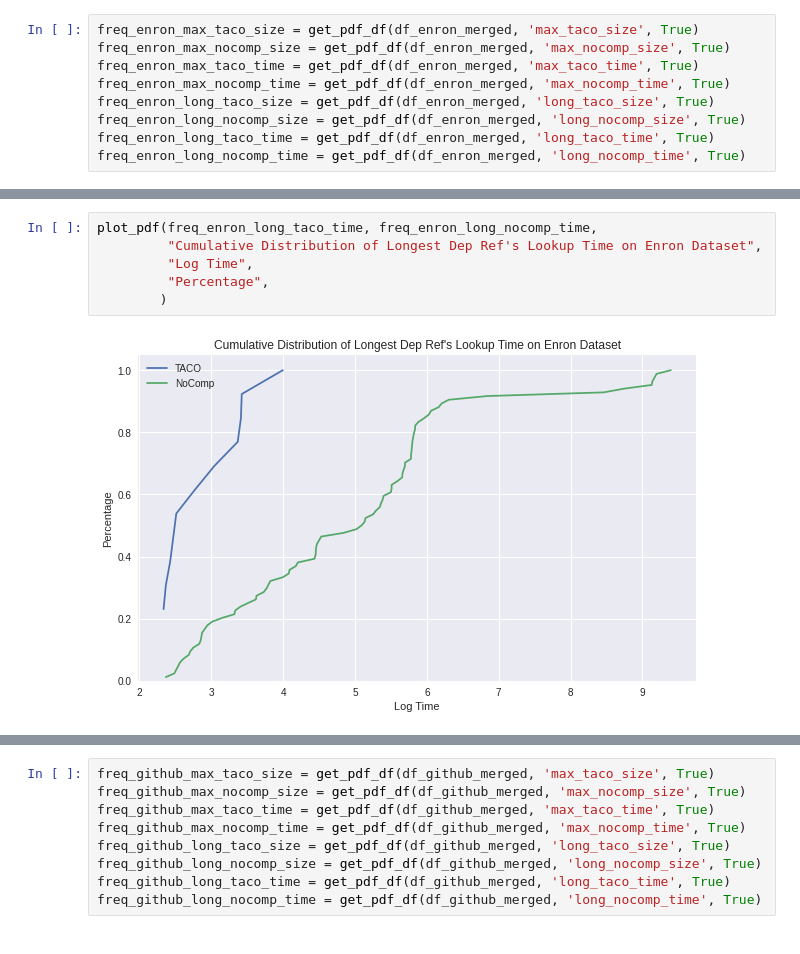
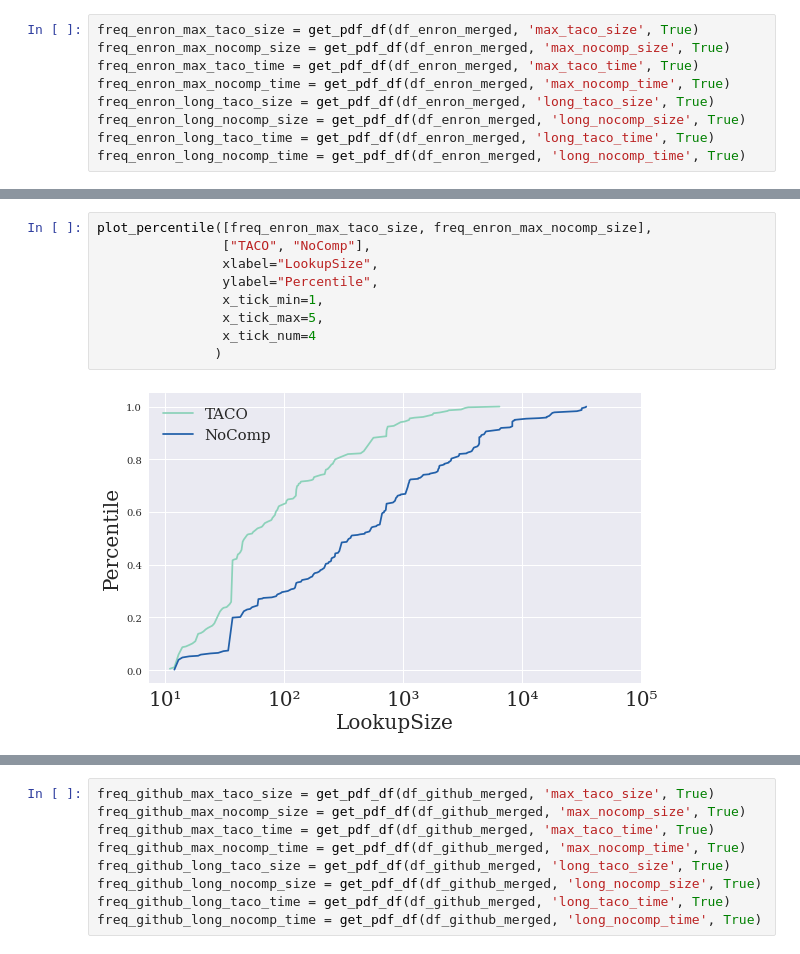
Before and after one commit to dataspread/SpreadsheetAnalyzer, a Jupyter notebook: test_result_analysis.ipynb, the cells around one changed output, grey strips where cells are left out. Cells and saved outputs as stored; diff of their text form.

```diff
--- a/test_result_analysis.ipynb
+++ b/test_result_analysis.ipynb
@@ -430,8 +433,11 @@ plot_pdf(freq_enron_long_taco_size, freq_enron_long_nocomp_size,
-# %%
-plot_pdf(freq_enron_long_taco_time, freq_enron_long_nocomp_time,
-         "Cumulative Distribution of Longest Dep Ref's Lookup Time on Enron Dataset",
-         "Log Time",
-         "Percentage",
-        )
-# %% [output]
-[figure, removed]
+# %%
+plot_percentile([freq_enron_max_taco_size, freq_enron_max_nocomp_size],
+                ["TACO", "NoComp"],
+                xlabel="LookupSize",
+                ylabel="Percentile",
+                x_tick_min=1,
+                x_tick_max=5,
+                x_tick_num=4
+               )
+# %% [output]
+[figure, added]
```
Also changed, not shown: parts of 33 cells of this notebook.
